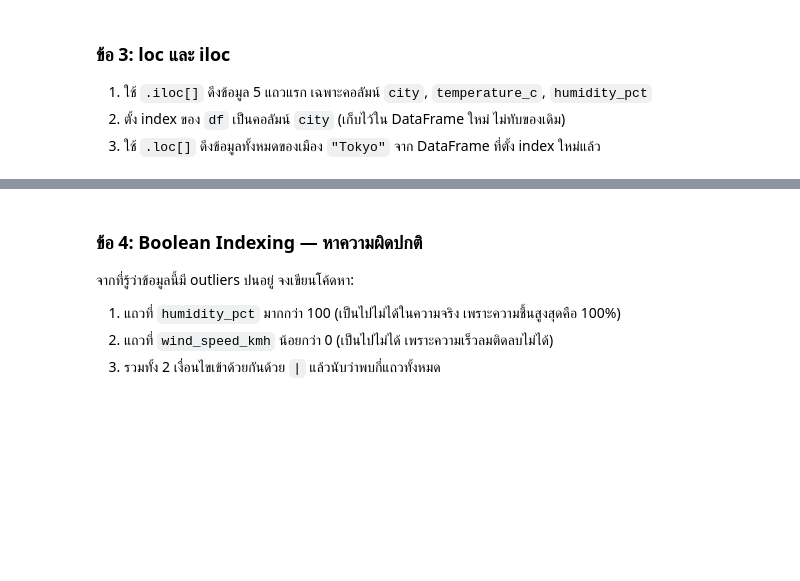
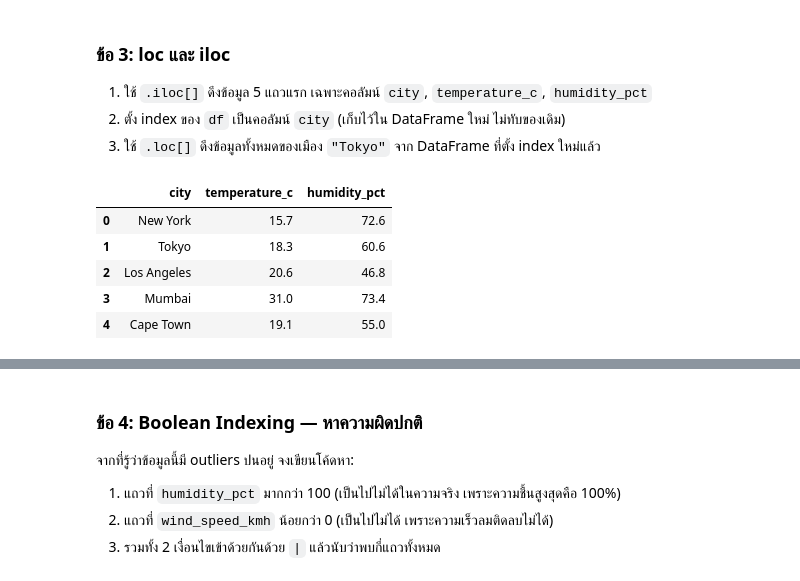
Before and after one commit to thanakppm/Thanakorn_Phongphet_683020572-7, a Jupyter notebook: SC612104_Session08_Pandas_Basics.ipynb, the cells around one changed output, grey strips where cells are left out. Drawn from its saved outputs; the diff is of its cells as text; code cells hidden in the pictures; blank space fills up the shorter version.

```diff
--- a/SC612104_Session08_Pandas_Basics.ipynb
+++ b/SC612104_Session08_Pandas_Basics.ipynb
@@ -765,6 +765,12 @@ datetime64[ns]
 # %%
 # เขียนคำตอบข้อ 3 ที่นี่
 import pandas as pd
-
 df = pd.read_csv("world_weather_sample.csv")
-print(df.iloc[0:5, [0, 2, 3]])
+df.iloc[:5, [2, 5, 6]]
+# %% [output]
+|  | city | temperature_c | humidity_pct |
+| 0 | New York | 15.7 | 72.6 |
+| 1 | Tokyo | 18.3 | 60.6 |
+| 2 | Los Angeles | 20.6 | 46.8 |
+| 3 | Mumbai | 31.0 | 73.4 |
+| 4 | Cape Town | 19.1 | 55.0 |
```
Also changed, not shown: parts of 5 cells of this notebook.
